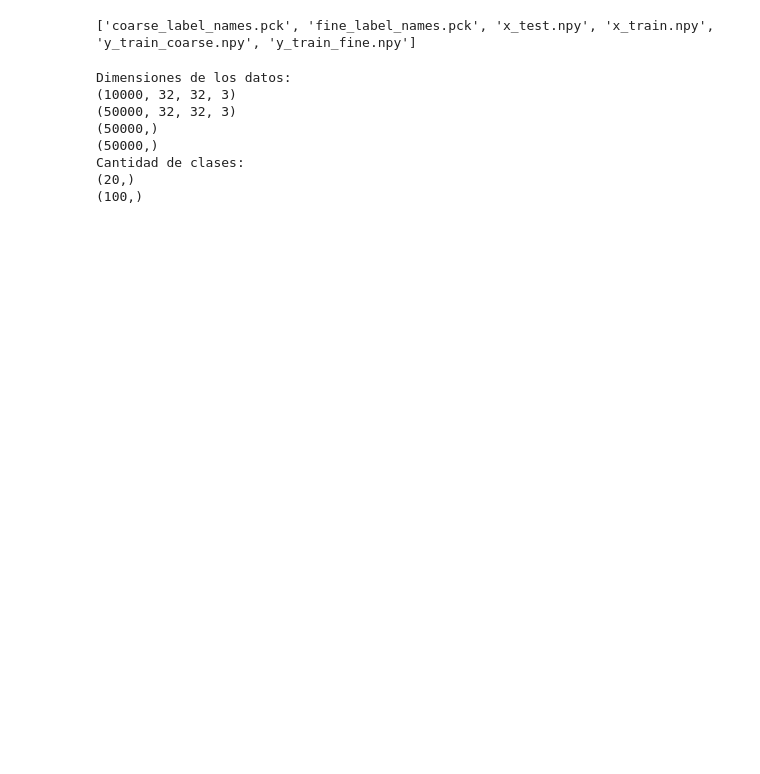
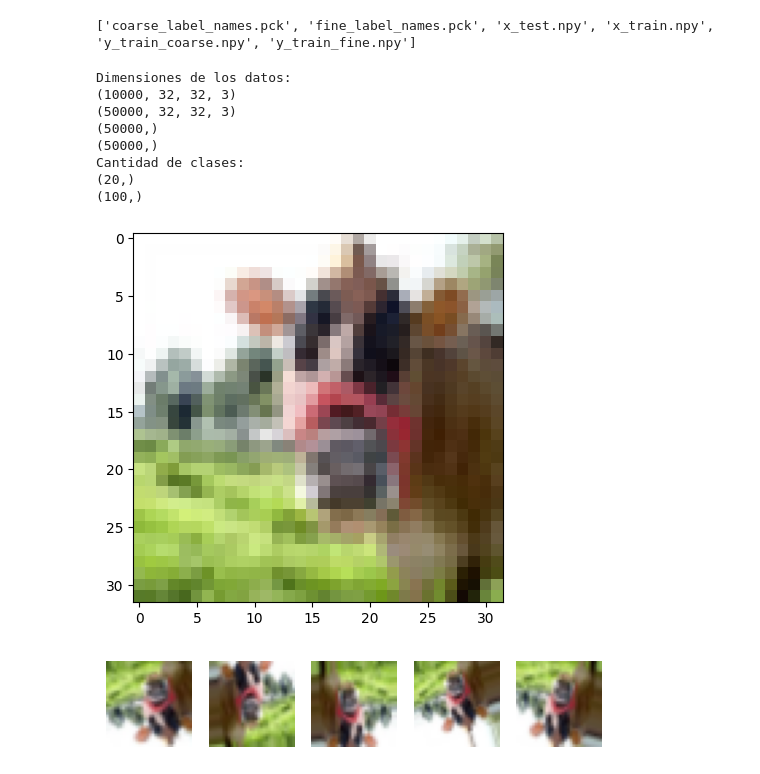
Before and after one commit to lneira19/NN-codes, a Jupyter notebook: testing/filesReading.ipynb, the cells around one changed output. Cells and saved outputs as stored; diff of their text form; code cells hidden in the pictures; blank space fills up the shorter version.

Commit message:
Working on data augmentation.

```diff
--- a/testing/filesReading.ipynb
+++ b/testing/filesReading.ipynb
@@ -54,3 +54,8 @@ Dimensiones de los datos:
 Cantidad de clases:
 (20,)
 (100,)
+# %%
+plt.imshow(x_train[0])
+plt.show()
+# %% [output]
+[figure, added]
@@ -56,0 +64,33 @@ Cantidad de clases:
+# %%
+# Define the data augmentation parameters
+datagen = ImageDataGenerator(
+    rotation_range=20,
+    width_shift_range=0.1,
+    height_shift_range=0.1,
+    shear_range=0.2,
+    zoom_range=0.2,
+    horizontal_flip=True,
+    vertical_flip=True,
+    fill_mode='nearest'
+)
+
+# Load the original image
+img = x_train[0]
+
+# Reshape the image to a 4D tensor with shape (1, height, width, channels)
+img = img.reshape((1,) + img.shape)
+
+# Generate augmented images
+augmented_images = []
+for batch in datagen.flow(img, batch_size=1):
+    augmented_images.append(batch[0])
+    if len(augmented_images) >= 5:
+        break  # Stop the loop after generating 5 augmented images
+
+for i, img in enumerate(augmented_images):
+    plt.subplot(1, 5, i+1)
+    plt.imshow(np.uint8(img))
+    plt.axis('off')
+plt.show()
+# %% [output]
+[figure, added]
```
Also changed, not shown: parts of 1 cell of this notebook.
